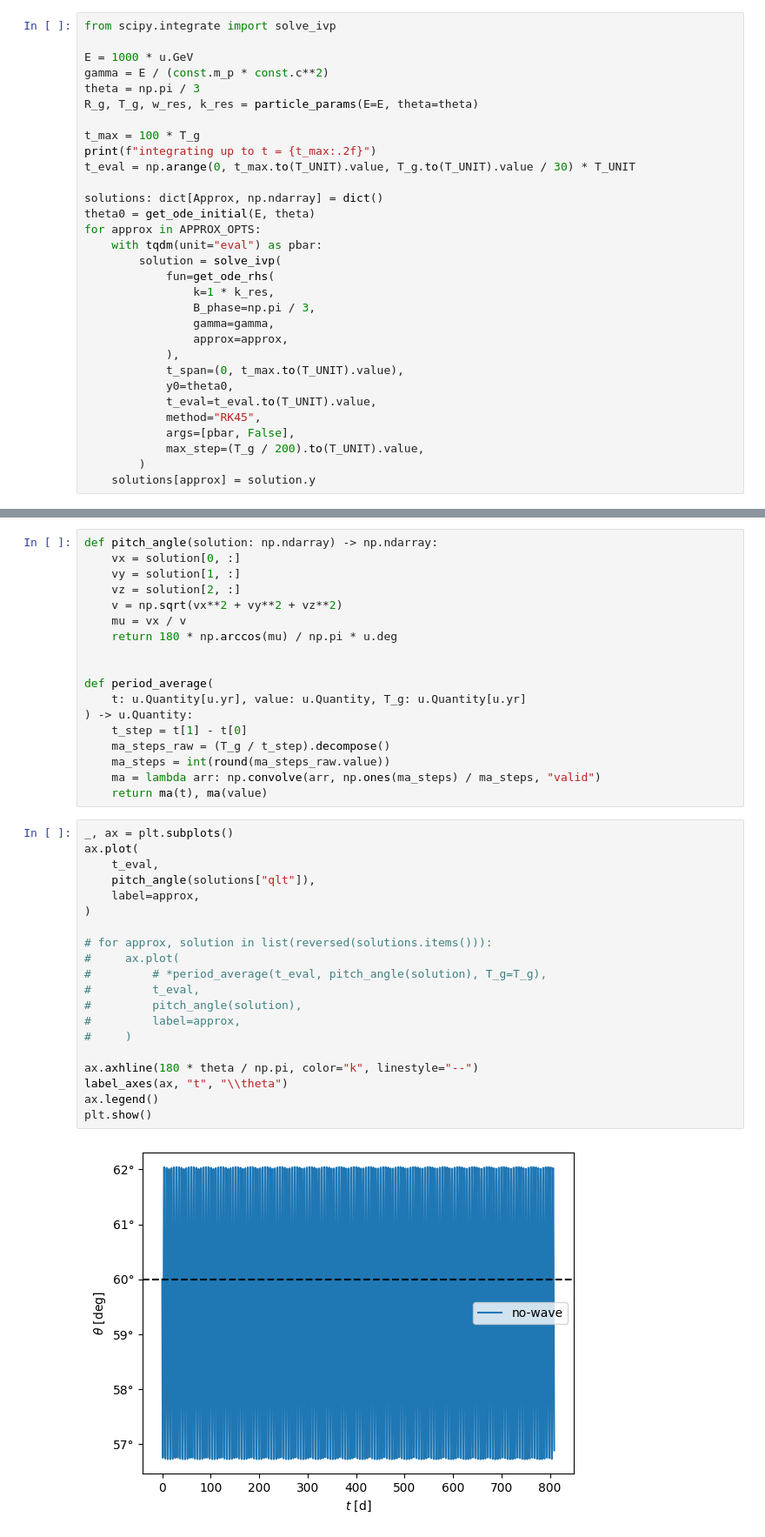
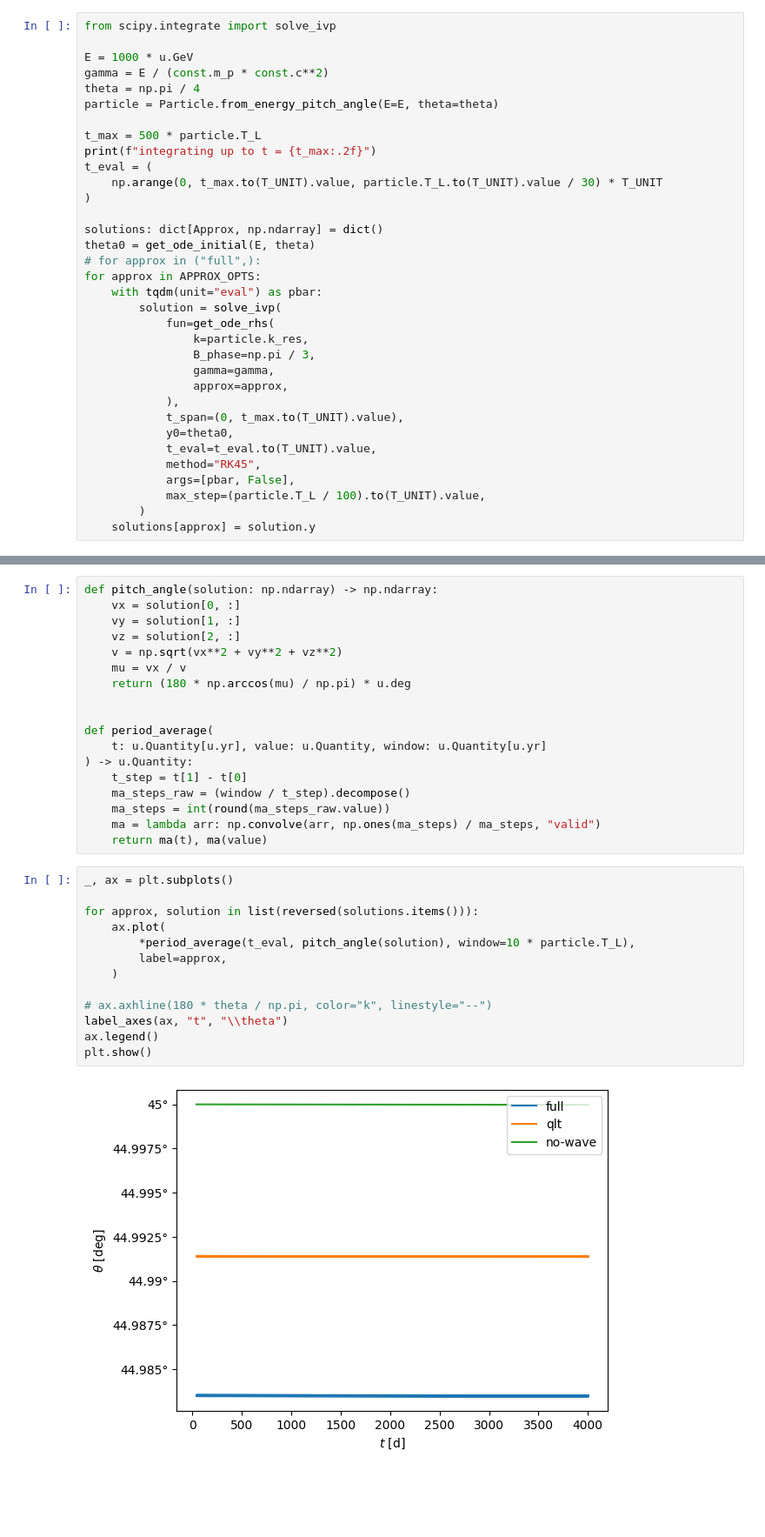
Before and after one commit to nj-vs-vh/gssi-he-th, a Jupyter notebook: Pitch Angle Diffusion Simulation.ipynb, the cells around one changed output, grey strips where cells are left out. Shown at 87% size. Saved outputs shown, nothing was run; the diff lists cells and outputs as text; blank space fills up the shorter version.

```diff
--- a/Pitch Angle Diffusion Simulation.ipynb
+++ b/Pitch Angle Diffusion Simulation.ipynb
@@ -223,20 +259,23 @@ from scipy.integrate import solve_ivp
 
 E = 1000 * u.GeV
 gamma = E / (const.m_p * const.c**2)
-theta = np.pi / 3
-R_g, T_g, w_res, k_res = particle_params(E=E, theta=theta)
+theta = np.pi / 4
+particle = Particle.from_energy_pitch_angle(E=E, theta=theta)
 
-t_max = 100 * T_g
+t_max = 500 * particle.T_L
 print(f"integrating up to t = {t_max:.2f}")
-t_eval = np.arange(0, t_max.to(T_UNIT).value, T_g.to(T_UNIT).value / 30) * T_UNIT
+t_eval = (
+    np.arange(0, t_max.to(T_UNIT).value, particle.T_L.to(T_UNIT).value / 30) * T_UNIT
+)
 
 solutions: dict[Approx, np.ndarray] = dict()
 theta0 = get_ode_initial(E, theta)
+# for approx in ("full",):
 for approx in APPROX_OPTS:
     with tqdm(unit="eval") as pbar:
         solution = solve_ivp(
             fun=get_ode_rhs(
-                k=1 * k_res,
+                k=particle.k_res,
                 B_phase=np.pi / 3,
                 gamma=gamma,
                 approx=approx,
@@ -246,7 +285,7 @@ for approx in APPROX_OPTS:
             t_eval=t_eval.to(T_UNIT).value,
             method="RK45",
             args=[pbar, False],
-            max_step=(T_g / 200).to(T_UNIT).value,
+            max_step=(particle.T_L / 100).to(T_UNIT).value,
         )
     solutions[approx] = solution.y
 # %% [output]
@@ -264,39 +300,32 @@ def pitch_angle(solution: np.ndarray) -> np.ndarray:
     vz = solution[2, :]
     v = np.sqrt(vx**2 + vy**2 + vz**2)
     mu = vx / v
-    return 180 * np.arccos(mu) / np.pi * u.deg
+    return (180 * np.arccos(mu) / np.pi) * u.deg
 
 
 def period_average(
-    t: u.Quantity[u.yr], value: u.Quantity, T_g: u.Quantity[u.yr]
+    t: u.Quantity[u.yr], value: u.Quantity, window: u.Quantity[u.yr]
 ) -> u.Quantity:
     t_step = t[1] - t[0]
-    ma_steps_raw = (T_g / t_step).decompose()
+    ma_steps_raw = (window / t_step).decompose()
     ma_steps = int(round(ma_steps_raw.value))
     ma = lambda arr: np.convolve(arr, np.ones(ma_steps) / ma_steps, "valid")
     return ma(t), ma(value)
 # %%
 _, ax = plt.subplots()
-ax.plot(
-    t_eval,
-    pitch_angle(solutions["qlt"]),
-    label=approx,
-)
 
-# for approx, solution in list(reversed(solutions.items())):
-#     ax.plot(
-#         # *period_average(t_eval, pitch_angle(solution), T_g=T_g),
-#         t_eval,
-#         pitch_angle(solution),
-#         label=approx,
-#     )
+for approx, solution in list(reversed(solutions.items())):
+    ax.plot(
+        *period_average(t_eval, pitch_angle(solution), window=10 * particle.T_L),
+        label=approx,
+    )
 
-ax.axhline(180 * theta / np.pi, color="k", linestyle="--")
+# ax.axhline(180 * theta / np.pi, color="k", linestyle="--")
 label_axes(ax, "t", "\\theta")
 ax.legend()
 plt.show()
 # %% [output]
-[figure, old version]
+[figure, new version]
 # %%
 from mpl_toolkits.mplot3d.axes3d import Axes3D
 
```
Also changed, not shown: parts of 9 cells of this notebook.
